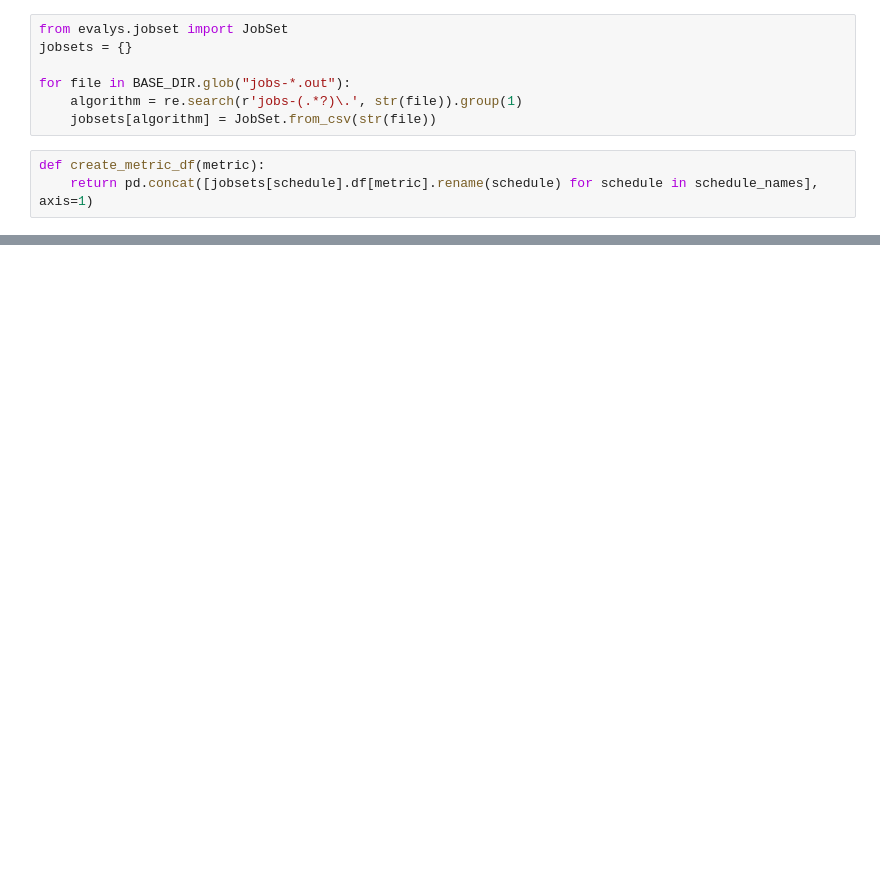
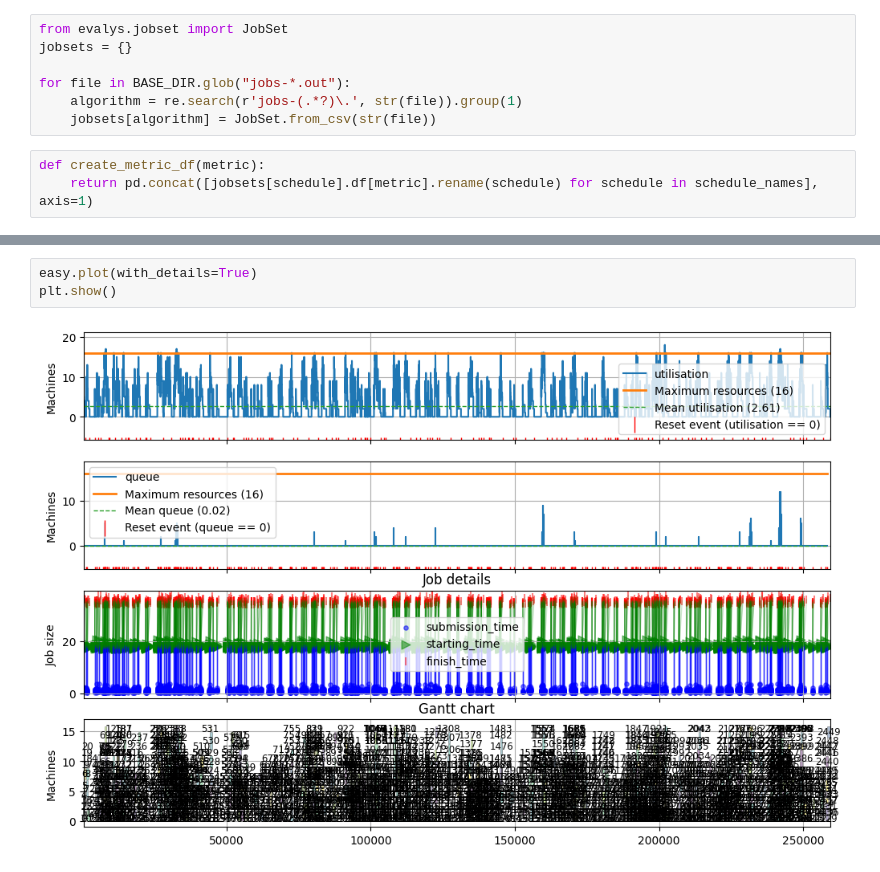
Before and after one commit to tanaxer01/bati-scheduler, a Jupyter notebook: Untitled.ipynb, the cells around one changed output, grey strips where cells are left out. Drawn from its saved outputs; the diff is of its cells as text; blank space fills up the shorter version.

```diff
--- a/Untitled.ipynb
+++ b/Untitled.ipynb
@@ -55,3 +66,8 @@ plt.show()
+# %%
+easy.plot(with_details=True)
+plt.show()
+# %% [output]
+[figure, added]
 # %%
 waiting_times = create_metric_df('waiting_time')
 waiting_times.describe()
```
Also changed, not shown: parts of 5 cells of this notebook, 5 other files.
